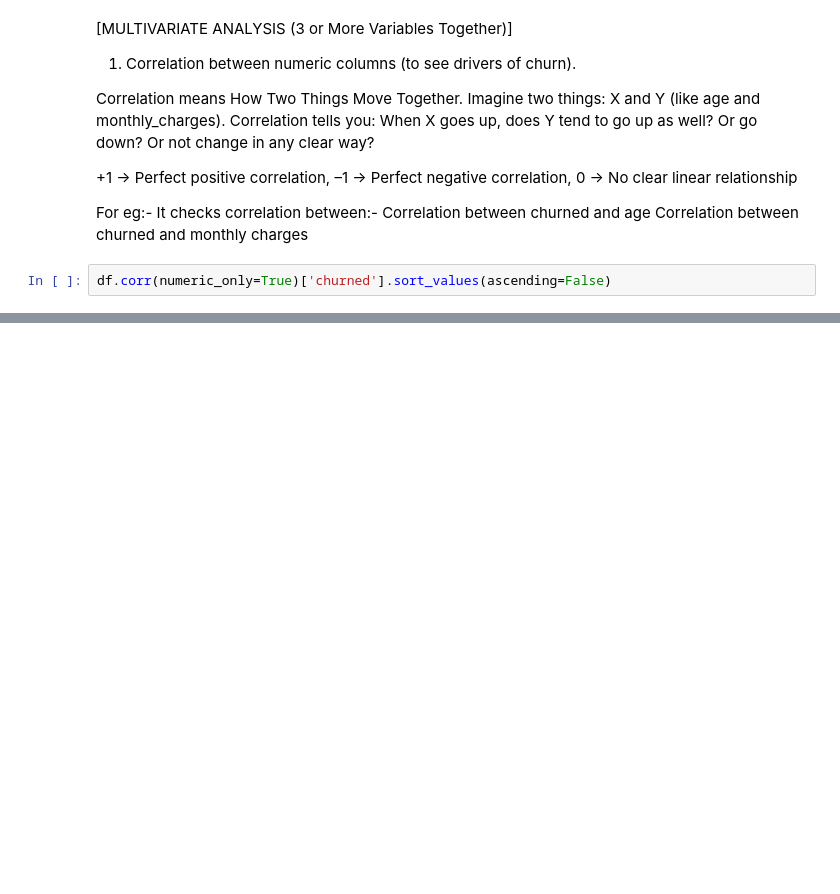
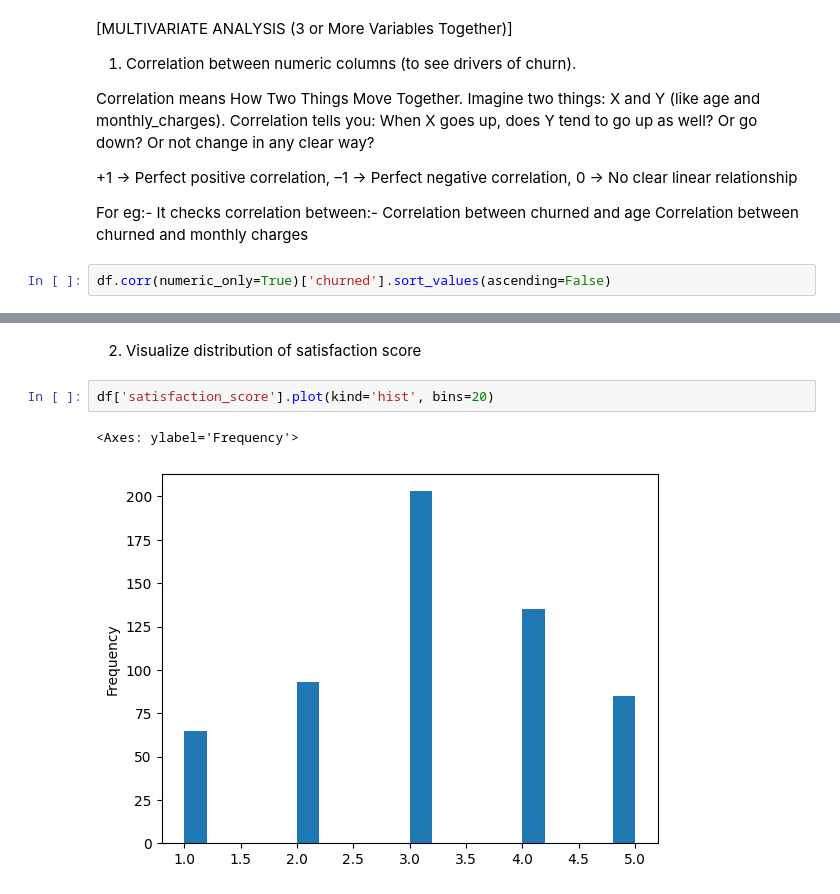
Before and after one commit to Garima-Shrestha/DataSprint, a Jupyter notebook: datawave.ipynb, the cells around one changed output, grey strips where cells are left out. Drawn from its saved outputs; the diff is of its cells as text; blank space fills up the shorter version.

```diff
--- a/datawave.ipynb
+++ b/datawave.ipynb
@@ -256,0 +265,7 @@ df.corr(numeric_only=True)['churned'].sort_values(ascending=False)
+# %% [markdown]
+2. Visualize distribution of satisfaction score
+# %%
+df['satisfaction_score'].plot(kind='hist', bins=20)
+# %% [output]
+<Axes: ylabel='Frequency'>
+[figure, added]
```
Also changed, not shown: parts of 12 cells of this notebook.
